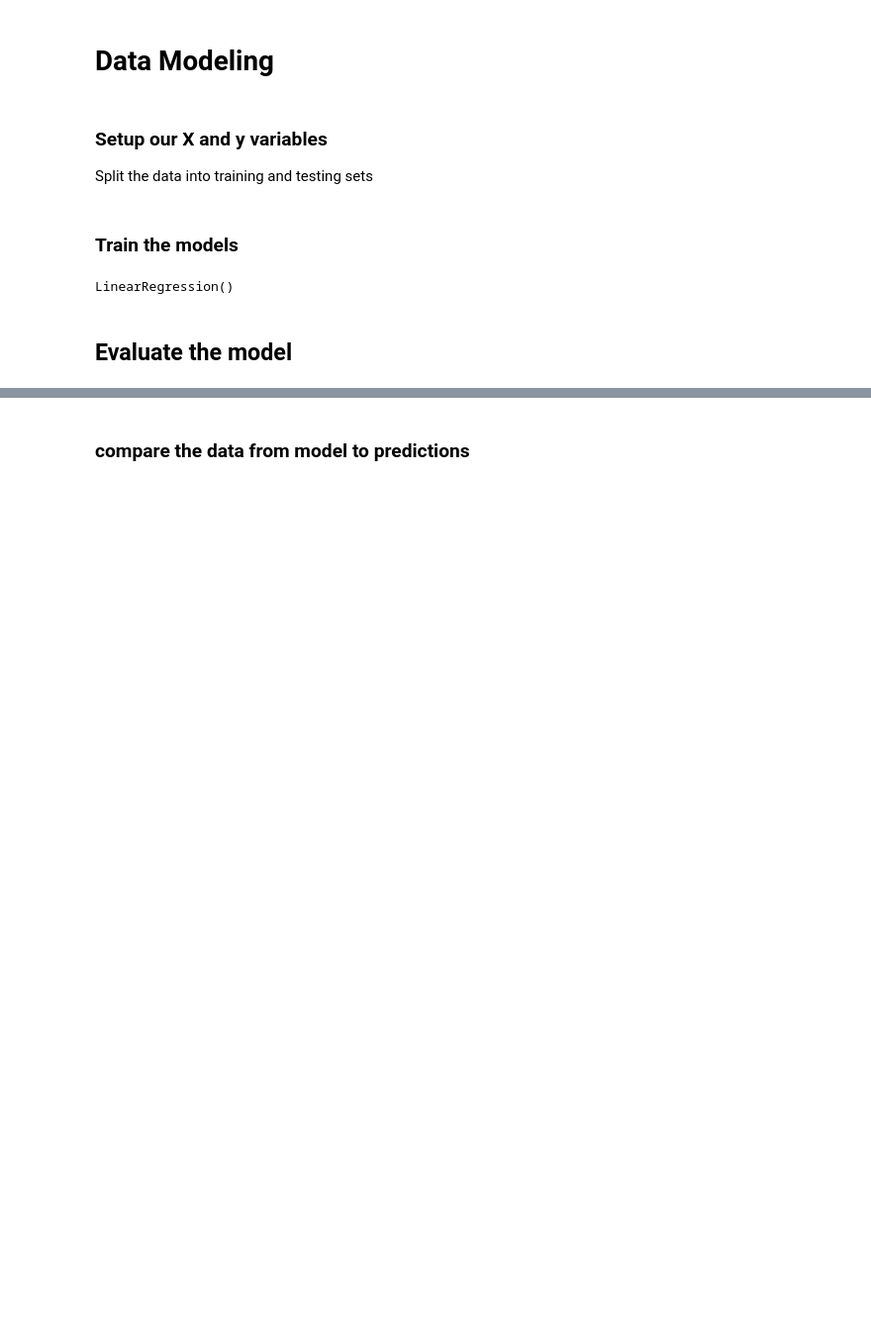
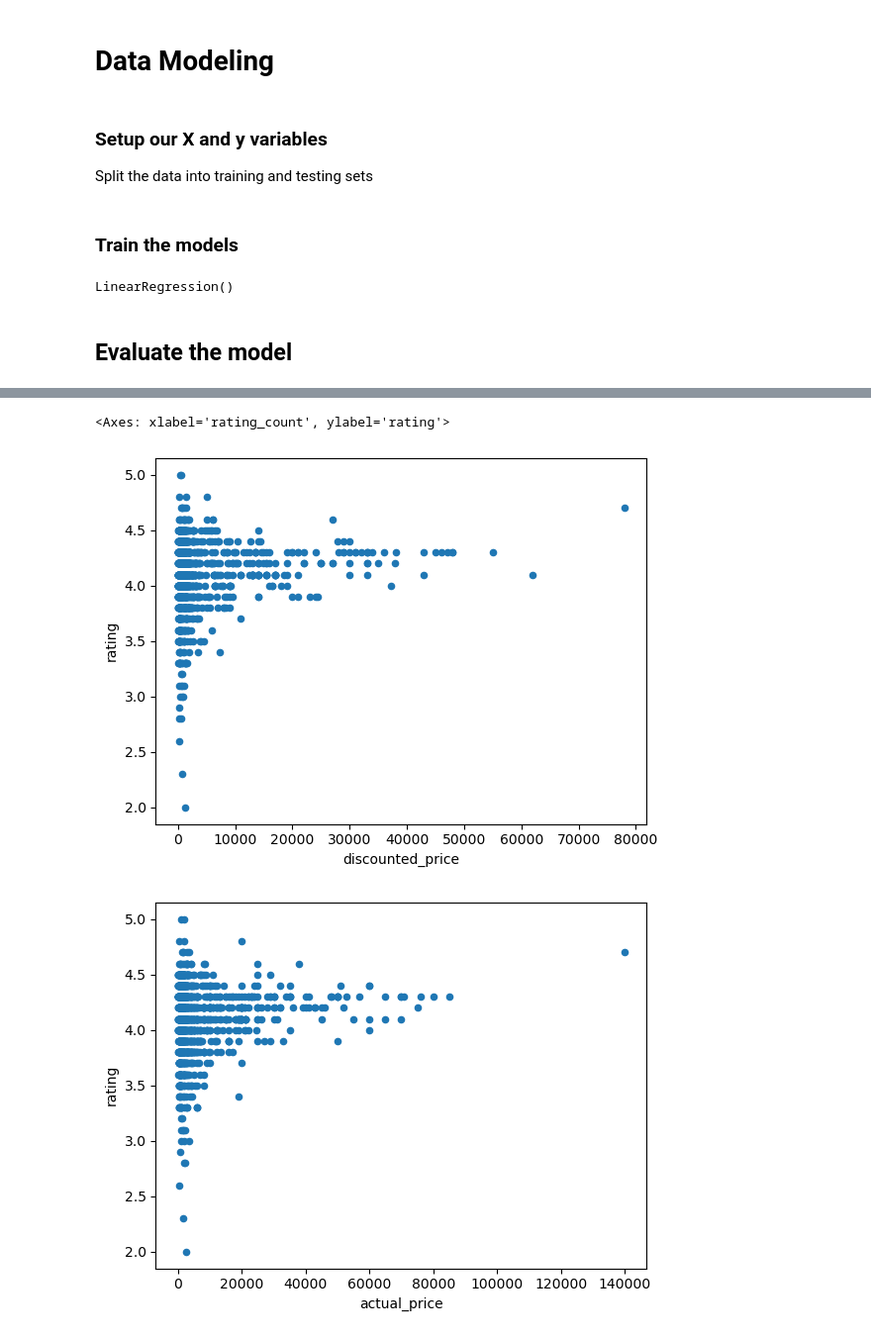
Before and after one commit to godzown82/FBA_product_recomendations, a Jupyter notebook: dataPreprocessing.ipynb, the cells around one changed output, grey strips where cells are left out. Shown at 99% size. Saved outputs shown, nothing was run; the diff lists cells and outputs as text; code cells hidden in the pictures; blank space fills up the shorter version.

```diff
--- a/dataPreprocessing.ipynb
+++ b/dataPreprocessing.ipynb
@@ -102,5 +102,12 @@ Select Features:
 Score is: 0.07188
 mean squared error (MSE): 0.0792
 R-squared (R2): 0.07188
-# %% [markdown]
-### compare the data from model to predictions
+# %%
+cleaned_df.plot.scatter(x='discounted_price', y= 'rating')
+cleaned_df.plot.scatter(x='actual_price', y= 'rating')
+cleaned_df.plot.scatter(x='discount_percentage', y= 'rating')
+cleaned_df.plot.scatter(x='rating_count', y= 'rating')
+# %% [output]
+<Axes: xlabel='rating_count', ylabel='rating'>
+[figure, added]
+[figure, added]
```
Also changed, not shown: parts of 8 cells of this notebook.
